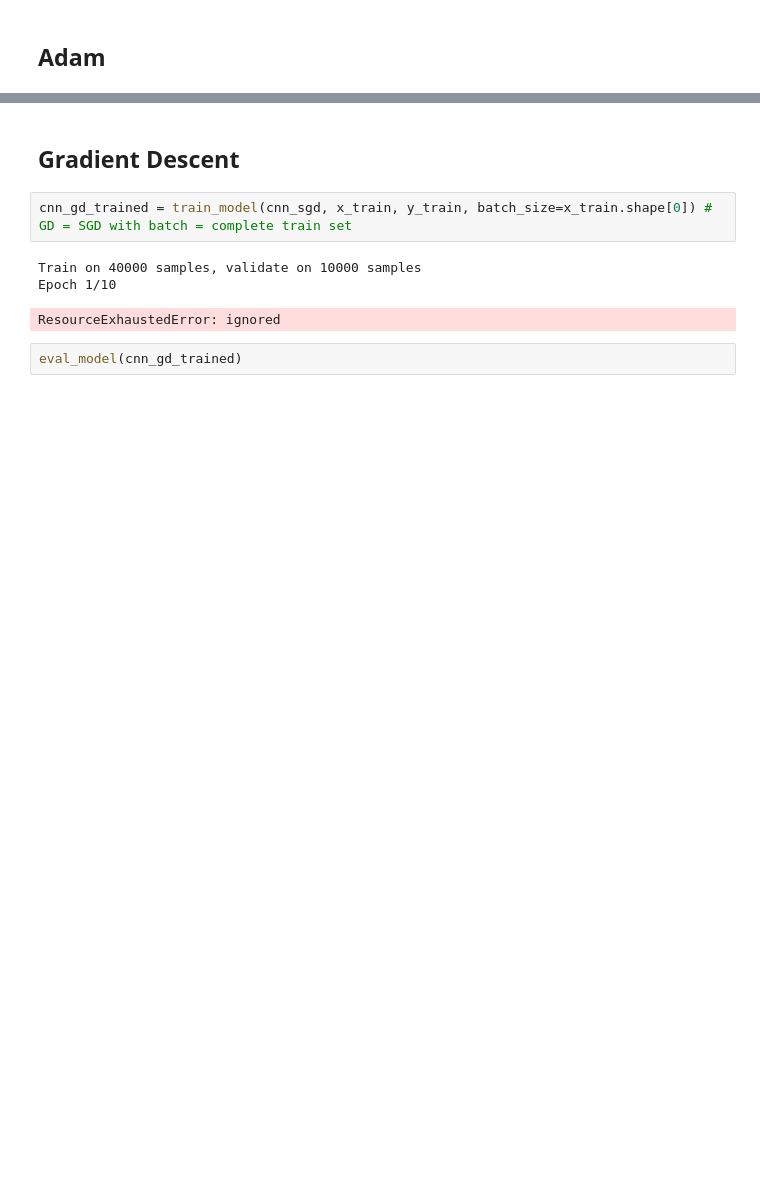
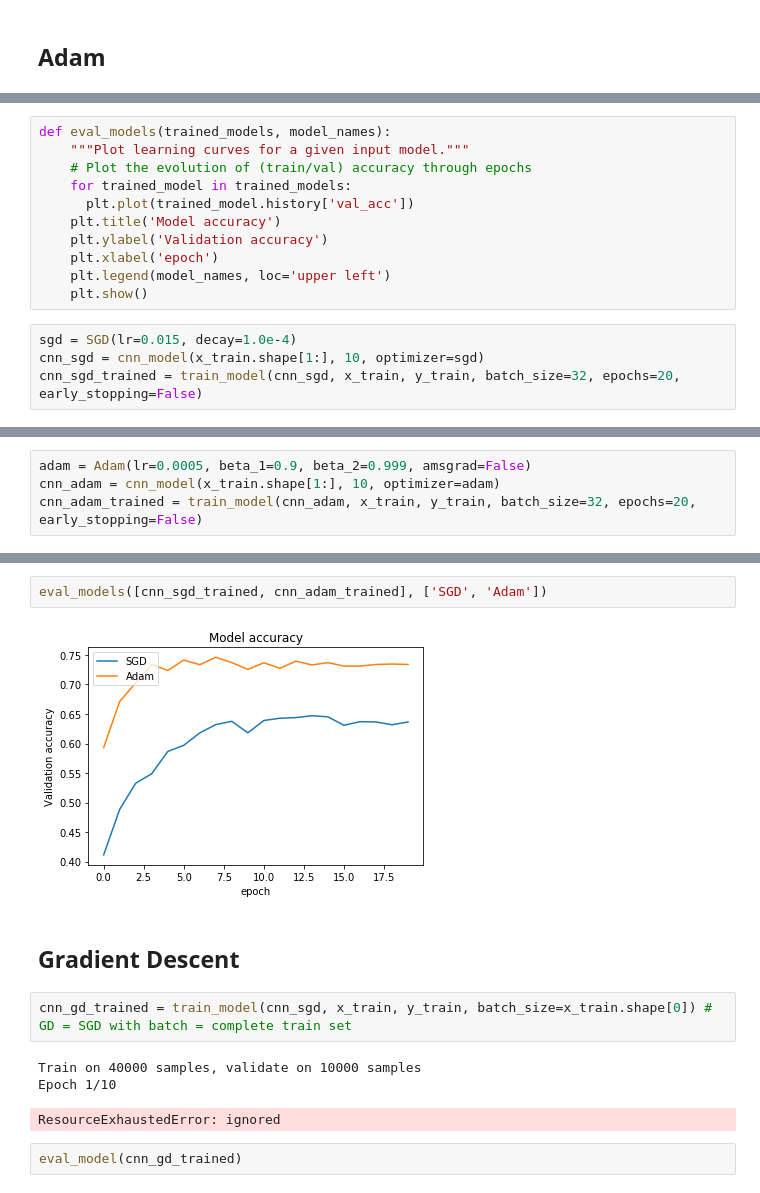
Before and after one commit to avouacr/generalizationML-project, a Jupyter notebook: comparison_optimizers.ipynb, the cells around one changed output, grey strips where cells are left out. Saved outputs shown, nothing was run; the diff lists cells and outputs as text; blank space fills up the shorter version.

```diff
--- a/comparison_optimizers.ipynb
+++ b/comparison_optimizers.ipynb
@@ -209,0 +315,15 @@ eval_model(cnn_adam_trained)
+# %%
+def eval_models(trained_models, model_names):
+    """Plot learning curves for a given input model."""
+    # Plot the evolution of (train/val) accuracy through epochs
+    for trained_model in trained_models:
+      plt.plot(trained_model.history['val_acc'])
+    plt.title('Model accuracy')
+    plt.ylabel('Validation accuracy')
+    plt.xlabel('epoch')
+    plt.legend(model_names, loc='upper left')
+    plt.show()
+# %%
+sgd = SGD(lr=0.015, decay=1.0e-4)
+cnn_sgd = cnn_model(x_train.shape[1:], 10, optimizer=sgd)
+cnn_sgd_trained = train_model(cnn_sgd, x_train, y_train, batch_size=32, epochs=20, early_stopping=False)
@@ -209,0 +348,4 @@ eval_model(cnn_adam_trained)
+# %%
+adam = Adam(lr=0.0005, beta_1=0.9, beta_2=0.999, amsgrad=False)
+cnn_adam = cnn_model(x_train.shape[1:], 10, optimizer=adam)
+cnn_adam_trained = train_model(cnn_adam, x_train, y_train, batch_size=32, epochs=20, early_stopping=False)
@@ -210,3 +370,7 @@ eval_model(cnn_adam_trained)
+# %%
+eval_models([cnn_sgd_trained, cnn_adam_trained], ['SGD', 'Adam'])
+# %% [output]
+[figure, added]
 # %% [markdown]
 ## Gradient Descent
 # %%
```
Also changed, not shown: parts of 26 cells of this notebook.
